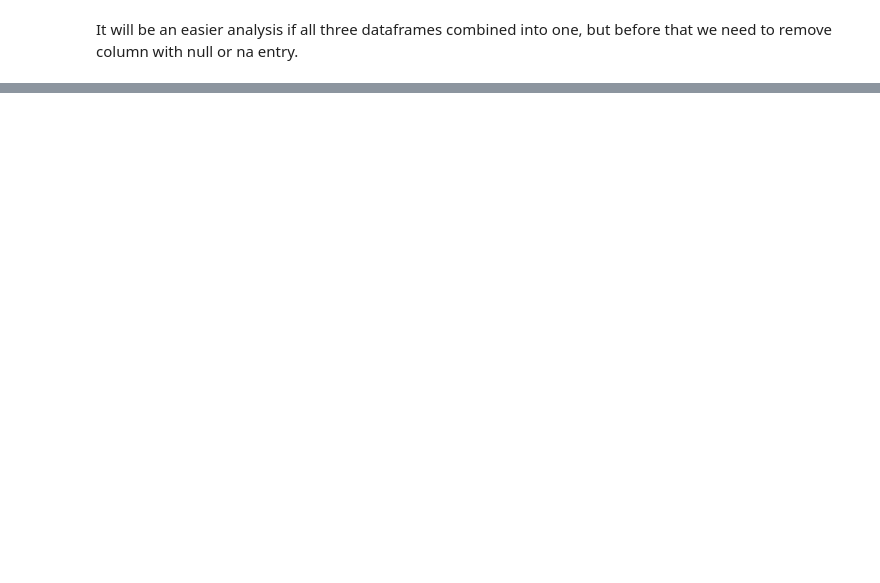
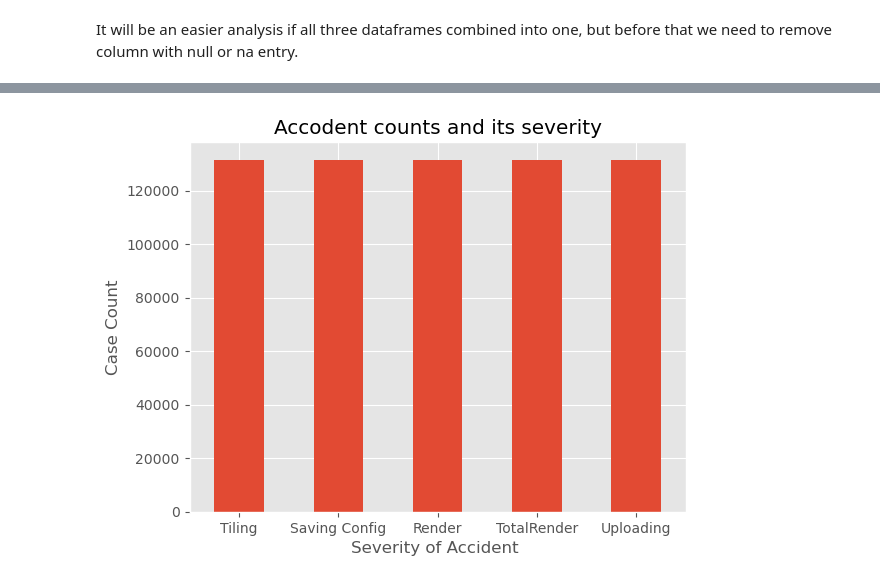
Before and after one commit to spruha2/Tera, a Jupyter notebook: CloudAssign.ipynb, the cells around one changed output, grey strips where cells are left out. Drawn from its saved outputs; the diff is of its cells as text; code cells hidden in the pictures; blank space fills up the shorter version.

```diff
--- a/CloudAssign.ipynb
+++ b/CloudAssign.ipynb
@@ -159,0 +158,2 @@ Data_drop.drop_duplicates(inplace=True)
+# %%
+ac = sorted(items, key=lambda item: item['timestamp'])
@@ -159,0 +162,13 @@ Data_drop.drop_duplicates(inplace=True)
+# %%
+# Conversion of timestamp column to datetime for easier duration calculation in future
+
+ac['timestamp'] = pd.to_datetime(ac['timestamp'])
+gpu['timestamp'] = pd.to_datetime(gpu['timestamp'])
+# %%
+# Converting timestamp to time calculate time
+
+
+#convert timestmap to seconds
+
+
+ac['time_seconds'] = ac['timestamp'].dt.hour*3600 + ac['timestamp'].dt.minute*60 + ac['timestamp'].dt.second
@@ -159,0 +280,9 @@ Data_drop.drop_duplicates(inplace=True)
+# %%
+ac.eventName.value_counts().plot(kind="bar")
+plt.title("Accodent counts and its severity")
+plt.xlabel("Severity of Accident ")
+plt.xticks(rotation=0)
+plt.ylabel("Case Count")
+plt.show()
+# %% [output]
+[figure, added]
```
Also changed, not shown: parts of 21 cells of this notebook.
